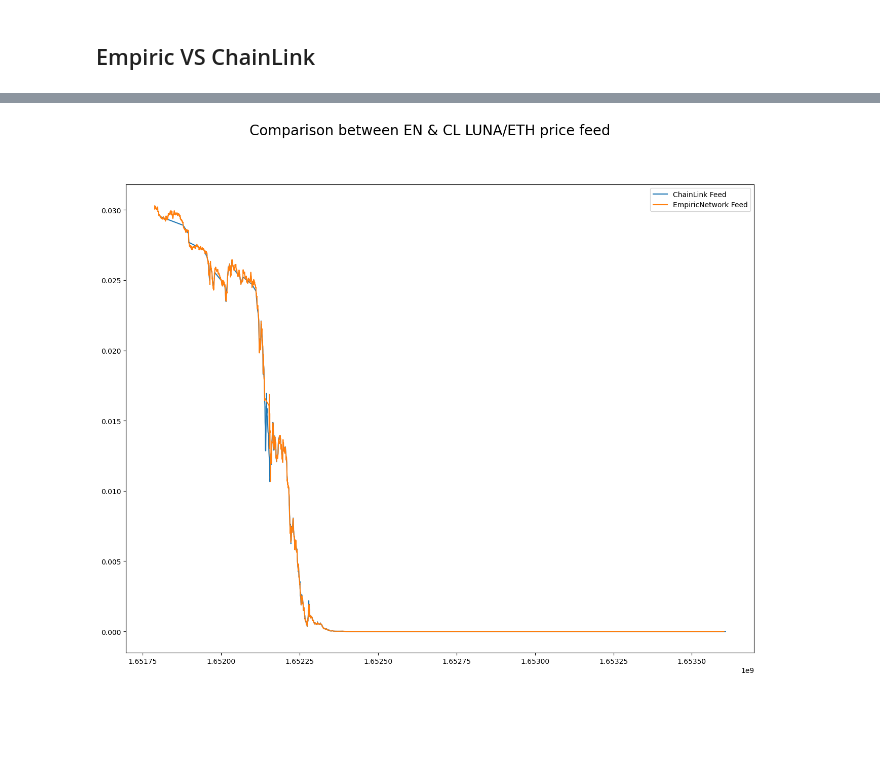
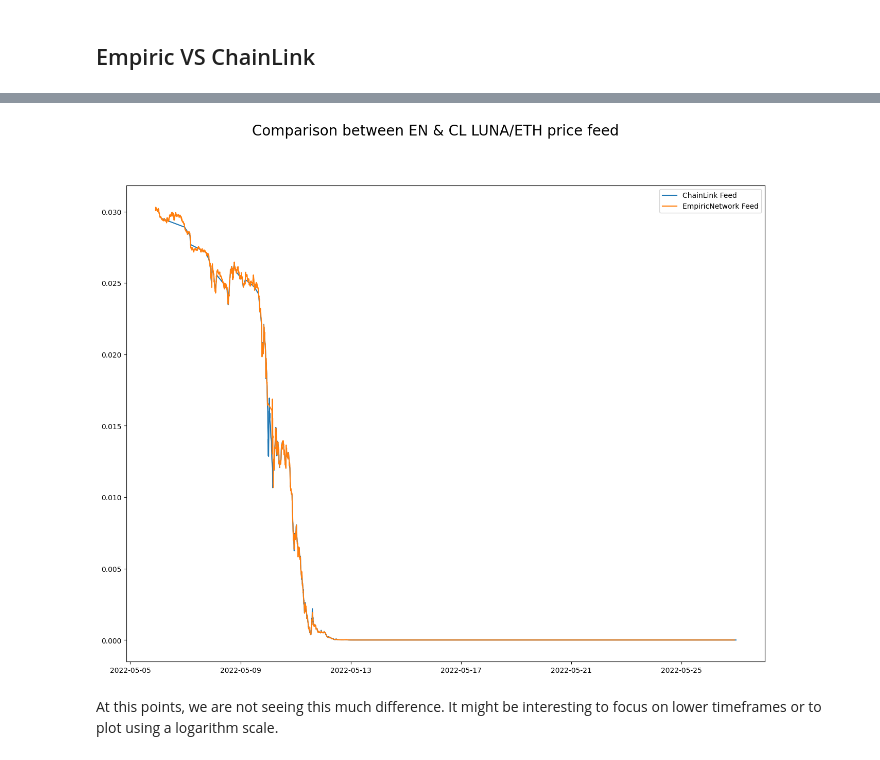
Before and after one commit to ExoMonk/oracle-benchmark, a Jupyter notebook: notebook.ipynb, the cells around one changed output, grey strips where cells are left out. Cells and saved outputs as stored; diff of their text form; code cells hidden in the pictures; blank space fills up the shorter version.

```diff
--- a/notebook.ipynb
+++ b/notebook.ipynb
@@ -113,4 +94,4 @@ CLLoader.price_feeds.head()
 # %%
-CLLoader.price_feeds.set_index('timestamp')
+CLLoader.price_feeds = CLLoader.price_feeds.set_index('date')
 CLLoader.price_feeds['price'].plot(figsize=(16, 12))
 # %% [output]
@@ -119,4 +100,4 @@ CLLoader.price_feeds['price'].plot(figsize=(16, 12))
 # %%
-ENLoader.price_feeds.set_index('timestamp')
+ENLoader.price_feeds = ENLoader.price_feeds.set_index('date')
 ENLoader.price_feeds['price'].plot(figsize=(16, 12))
 # %% [output]
@@ -132,13 +112,15 @@ import matplotlib.pyplot as plt
 # %%
 fig = plt.figure(figsize=(16, 12))
 
 for feed, name in [(CLLoader.price_feeds, "ChainLink Feed"), (ENLoader.price_feeds, "EmpiricNetwork Feed")]:
-    plt.plot(feed['timestamp'], feed['price'], label=name)
+    plt.plot(feed.index, feed['price'], label=name)
 plt.legend(loc="upper right")
 plt.suptitle('Comparison between EN & CL LUNA/ETH price feed', fontsize=20)
 plt.show()
 # %% [output]
-[figure, old version]
+[figure, new version]
+# %% [markdown]
+At this points, we are not seeing this much difference. It might be interesting to focus on lower timeframes or to plot using a logarithm scale.
 # %%
 fig = plt.figure(figsize=(16, 12))
 
```
Also changed, not shown: parts of 22 cells of this notebook, 2 other files.
